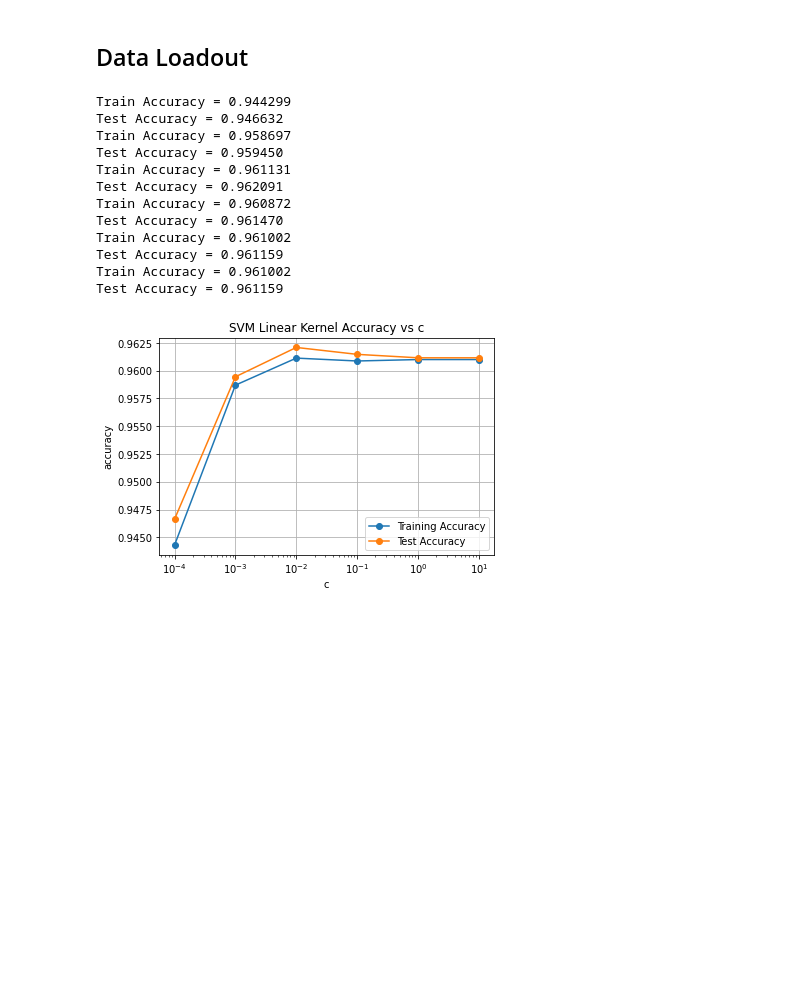
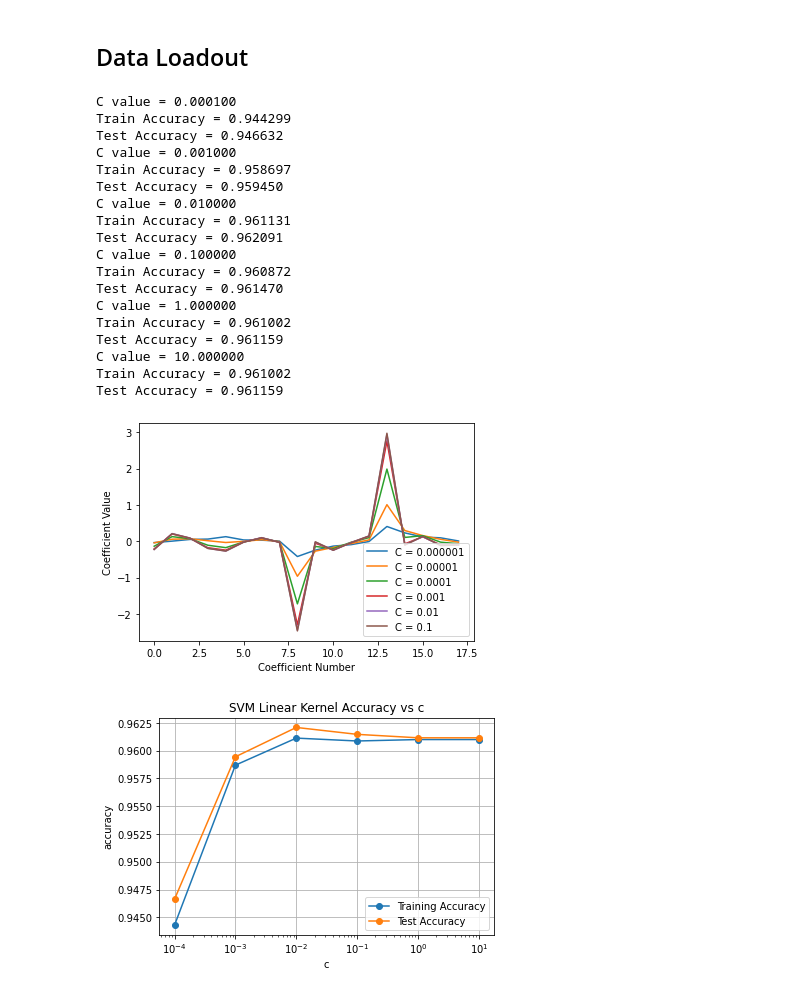
Before and after one commit to linamanda/LoLResultPrediction, a Jupyter notebook: ML project SVM.ipynb, the cells around one changed output. Saved outputs shown, nothing was run; the diff lists cells and outputs as text; code cells hidden in the pictures; blank space fills up the shorter version.

Commit message:
print out graphs of W values

```diff
--- a/ML project SVM.ipynb
+++ b/ML project SVM.ipynb
@@ -66,21 +79,27 @@ def svm_linear(c):
 # %%
 # Call the above function i.e. svm_linear with different values of parameter 'c'.
 # Start with smaller values of 'c' say 0.0001, 0.001, 0.01, 0.1, 1, 10, 100
-for c in cVals:
-    svm_linear(c)
+svm_linear(cVals)
 # %% [output]
+C value = 0.000100
 Train Accuracy = 0.944299
 Test Accuracy = 0.946632
+C value = 0.001000
 Train Accuracy = 0.958697
 Test Accuracy = 0.959450
+C value = 0.010000
 Train Accuracy = 0.961131
 Test Accuracy = 0.962091
+C value = 0.100000
 Train Accuracy = 0.960872
 Test Accuracy = 0.961470
+C value = 1.000000
 Train Accuracy = 0.961002
 Test Accuracy = 0.961159
+C value = 10.000000
 Train Accuracy = 0.961002
 Test Accuracy = 0.961159
+[figure, added]
 # %%
 # TODO - Write code to plot 2 plots - 10 points
 # Plot training accuracy(Y-axis) v/s 'c' on X - Axis.
```
Also changed, not shown: parts of 1 cell of this notebook.
